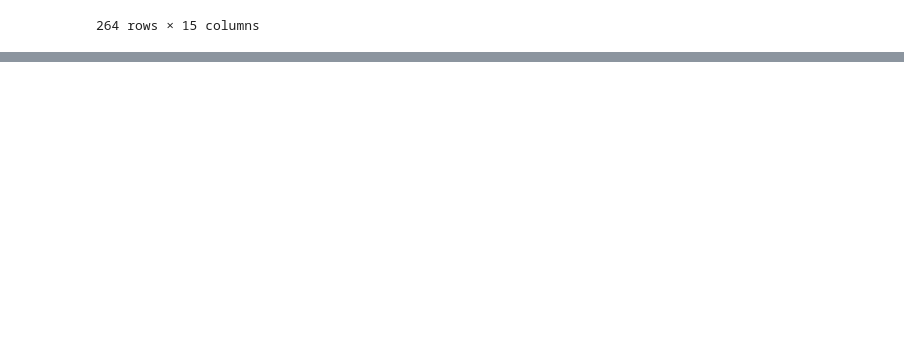
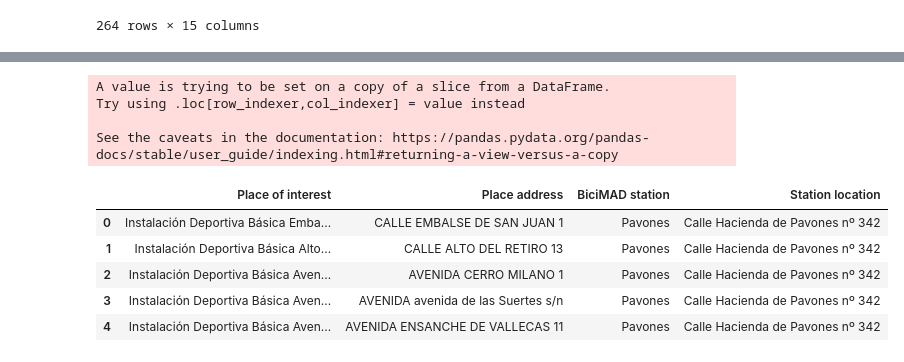
Before and after one commit to ivanrepi/data_pipeline_project_m1, a Jupyter notebook: notebooks/analysis.ipynb, the cells around one changed output, grey strips where cells are left out. Saved outputs shown, nothing was run; the diff lists cells and outputs as text; code cells hidden in the pictures; blank space fills up the shorter version.

Commit message:
result table OK

```diff
--- a/notebooks/import_raw_datasets.ipynb
+++ b/notebooks/analysis.ipynb
@@ -65,11 +65,13 @@ def distance_meters(lat_start, long_start, lat_finish, long_finish):
     finish = to_mercator(lat_finish, long_finish)
     return start.distance(finish)
 # %%
-nearest_distance=pd.DataFrame(columns=["ins_latitude","ins_longitude","bicimad_latitude","bicimad_longitude","distance","name_station","address_station","id"])
+nearest_distance=pd.DataFrame(columns=["pk_ins","nombre_ins","ins_latitude","ins_longitude","bicimad_latitude","bicimad_longitude","distance","name_station","address_station","id"])
 
 for i in instalaciones.index:
     a=(float(instalaciones["LATITUD"][i]))
     b=(float(instalaciones["LONGITUD"][i]))
+    pk=instalaciones["PK"][i]
+    nombre=instalaciones["NOMBRE"][i]
 
     distance=pd.DataFrame(columns=["distance","latitude","longitude"])
 
@@ -84,7 +86,9 @@ for i in instalaciones.index:
         distance=distance.append({"distance":e[0],"latitude":c,"longitude":d,"name":name,"address":address,"id":id_station},ignore_index=True)
 
     nearest_station=distance.iloc[distance["distance"].idxmin()]
-    nearest_distance=nearest_distance.append({"ins_latitude":a,"ins_longitude":b,"bicimad_latitude":nearest_station[1],"bicimad_longitude":nearest_station[2],"distance":nearest_station[0],"name_station":nearest_station[3],"address_station":nearest_station[4],"id":nearest_station[5]},ignore_index=True)
+    nearest_distance=nearest_distance.append({"pk_ins":pk,"nombre_ins":nombre,"ins_latitude":a,"ins_longitude":b,"bicimad_latitude":nearest_station[1],"bicimad_longitude":nearest_station[2],"distance":nearest_station[0],"name_station":nearest_station[3],"address_station":nearest_station[4],"id":nearest_station[5]},ignore_index=True)
+
+nearest_distance.to_csv("../data/processed/nearest_stations.csv", index=False)
 # %%
 nearest_distance
 # %% [output]
@@ -93,0 +108,7 @@ nearest_distance.to_csv("../data/processed/nearest_stations.csv", index=False)
+# %%
+#Eliminar esta primera fila cuando haya corregido el error del nombre de las columnas
+nearest_distance.rename(columns={"nombre_ins":"Place of interest","name_station":"Station location","address_station":"Station ID","id":"BiciMAD station"}, inplace=True)
+# %%
+ins_nearest_stations=instalaciones.merge(nearest_distance,left_on="PK",right_on="pk_ins") #Merge instalaciones with the table obtained in the previous step, to get the address and the rest of information from instalaciones table
+ins_nearest_stations.dropna(subset = ["LATITUD","LONGITUD"], inplace=True) #Drop the rows where we have not latitude and longitude of the Sports installation
+ins_nearest_stations.head()
@@ -93,0 +123,17 @@ nearest_distance.to_csv("../data/processed/nearest_stations.csv", index=False)
+# %%
+nearest_bicimad_station= ins_nearest_stations[["Place of interest","CLASE-VIAL","NOMBRE-VIA","NUM","BiciMAD station","Station location"]] #We take just the columns we need for the final result table
+nearest_bicimad_station["Place address"]=ins_nearest_stations["CLASE-VIAL"]+" "+ins_nearest_stations["NOMBRE-VIA"] +" "+ ins_nearest_stations["NUM"].fillna("s/n") #Put all address information in 1 column
+result_nearest_station = nearest_bicimad_station[nearest_bicimad_station.columns[[0,6,4,5]]] #Take only the columns we need for the final result, and order them as per initial requeriment
+result_nearest_station.to_csv("../data/results/result_nearest_station.csv", index=False) #Save the result table in csv
+result_nearest_station.head()
+# %% [output]
+A value is trying to be set on a copy of a slice from a DataFrame.
+Try using .loc[row_indexer,col_indexer] = value instead
+
+See the caveats in the documentation: https://pandas.pydata.org/pandas-docs/stable/user_guide/indexing.html#returning-a-view-versus-a-copy
+|  | Place of interest | Place address | BiciMAD station | Station location |
+| 0 | Instalación Deportiva Básica Emba... | CALLE EMBALSE DE SAN JUAN 1 | Pavones | Calle Hacienda de Pavones nº 342 |
+| 1 | Instalación Deportiva Básica Alto... | CALLE ALTO DEL RETIRO 13 | Pavones | Calle Hacienda de Pavones nº 342 |
+| 2 | Instalación Deportiva Básica Aven... | AVENIDA CERRO MILANO 1 | Pavones | Calle Hacienda de Pavones nº 342 |
+| 3 | Instalación Deportiva Básica Aven... | AVENIDA avenida de las Suertes s/n | Pavones | Calle Hacienda de Pavones nº 342 |
+| 4 | Instalación Deportiva Básica Aven... | AVENIDA ENSANCHE DE VALLECAS 11 | Pavones | Calle Hacienda de Pavones nº 342 |
```
Also changed, not shown: parts of 4 cells of this notebook, 4 other files.
